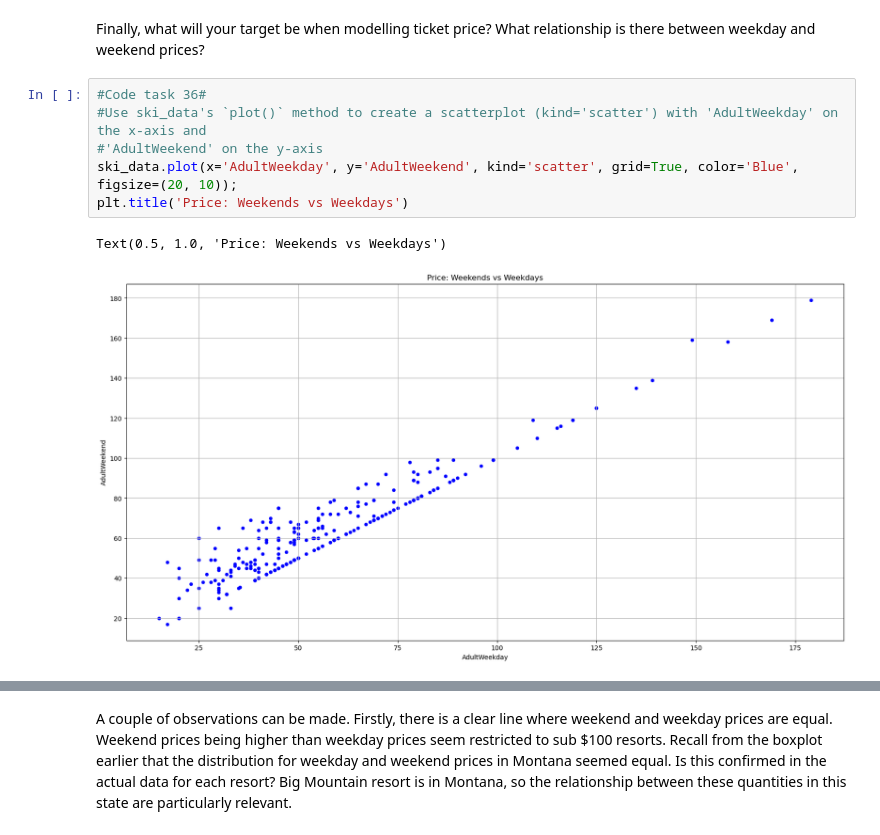
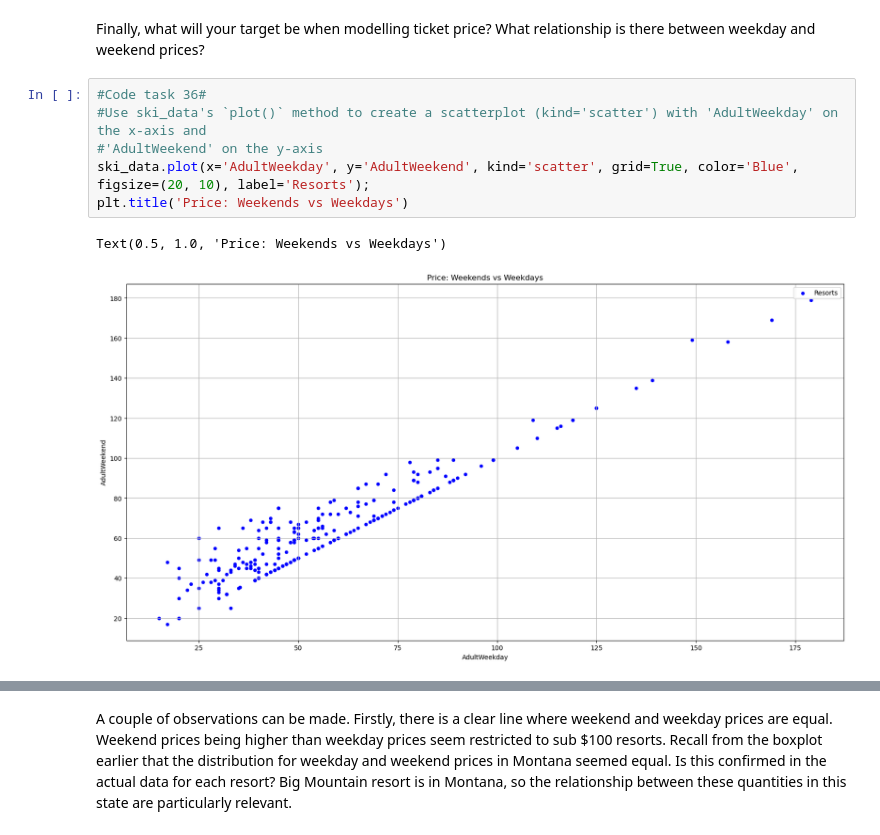
Before and after one commit to ecmanning4/DataScienceGuidedCapstone, a Jupyter notebook: Notebooks/02_data_wrangling.ipynb, the cells around one changed output, grey strips where cells are left out. Saved outputs shown, nothing was run; the diff lists cells and outputs as text.

```diff
--- a/Notebooks/02_data_wrangling.ipynb
+++ b/Notebooks/02_data_wrangling.ipynb
@@ -952,9 +982,9 @@ Finally, what will your target be when modelling ticket price? What relationship
 # %%
 #Code task 36#
 #Use ski_data's `plot()` method to create a scatterplot (kind='scatter') with 'AdultWeekday' on the x-axis and
 #'AdultWeekend' on the y-axis
-ski_data.plot(x='AdultWeekday', y='AdultWeekend', kind='scatter', grid=True, color='Blue', figsize=(20, 10));
+ski_data.plot(x='AdultWeekday', y='AdultWeekend', kind='scatter', grid=True, color='Blue', figsize=(20, 10), label='Resorts');
 plt.title('Price: Weekends vs Weekdays')
 # %% [output]
 Text(0.5, 1.0, 'Price: Weekends vs Weekdays')
-[figure, old version]
+[figure, new version]
```
Also changed, not shown: parts of 23 cells of this notebook, 7 other files.
